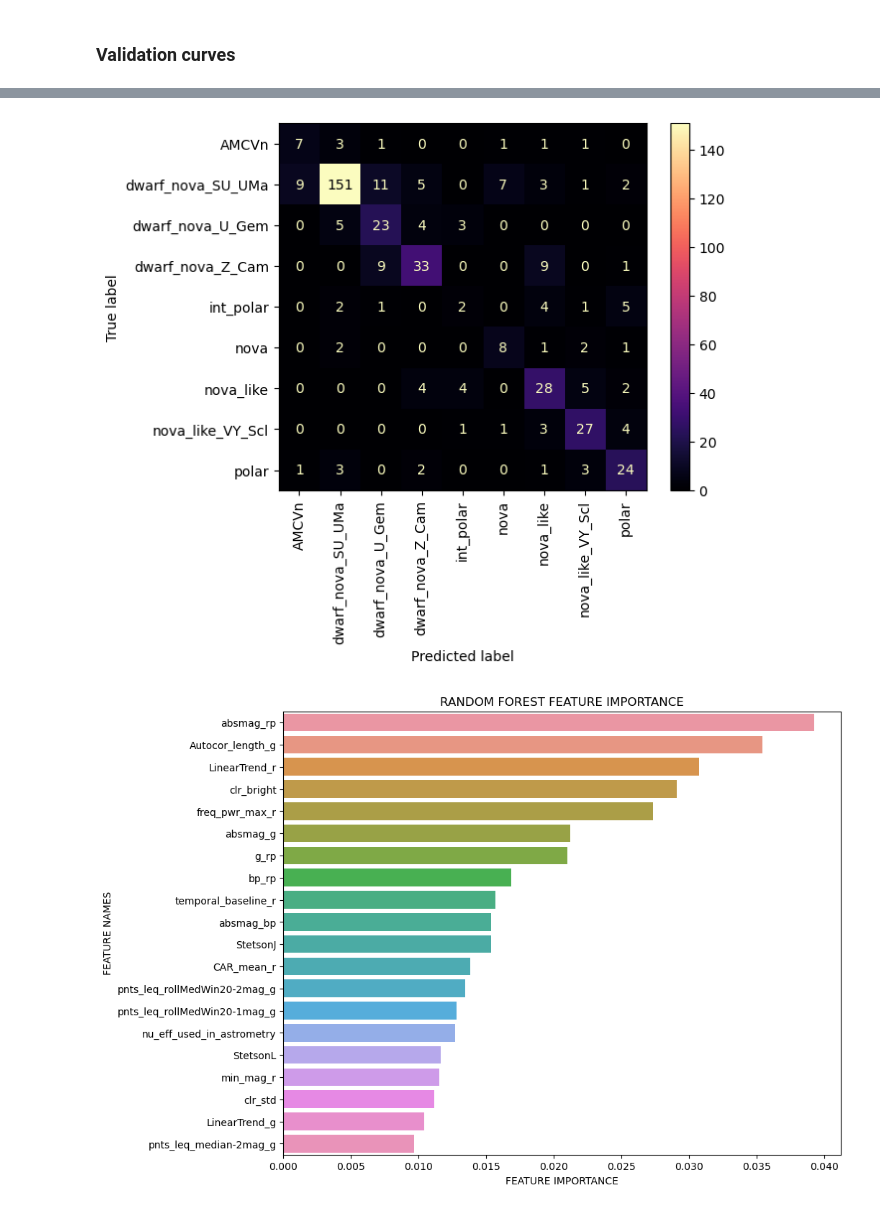
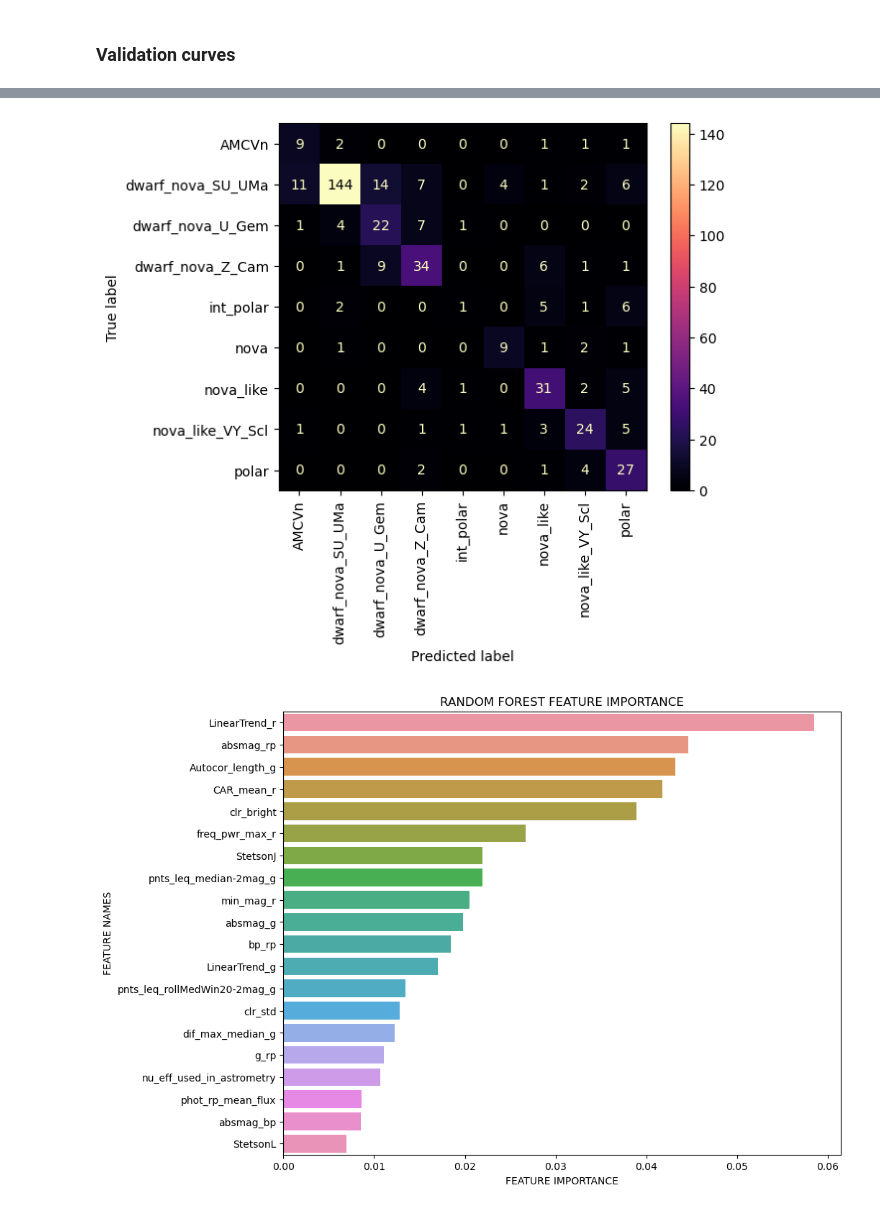
Before and after one commit to dharmesh1007/ZTF_code, a Jupyter notebook: source/test_baseline_models.ipynb, the cells around one changed output, grey strips where cells are left out. Cells and saved outputs as stored; diff of their text form; code cells hidden in the pictures.

Commit message:
model building code

```diff
--- a/source/test_baseline_models.ipynb
+++ b/source/test_baseline_models.ipynb
@@ -215,19 +242,19 @@ plt.show()
+# %%
+rf_paramgrid = {
+    'clf__n_estimators': [200],
+    'clf__max_depth': [None, 9, 10, 11],
+    'clf__min_samples_split': [2, 10, 18],
+    'clf__min_samples_leaf': [1],
+    'clf__max_features': [0.2, 0.6],
+    'clf__bootstrap': [True],
+    'clf__class_weight': ['balanced_subsample', None]
+}
 # %%
-from sklearn.metrics import balanced_accuracy_score, precision_score, recall_score, f1_score, make_scorer
-
 # Initiaze the hyperparameters for each dictionary
-param1 = {}
-param1['clf__max_depth'] = [14]
-param1['clf__max_features'] = [0.4]
-param1['clf__min_samples_split'] = [6]
-param1['clf__n_estimators'] = [500]
-params = [param1]
-
-
+params = [rf_paramgrid]
 # Select grid search cv folds
 n_folds = 10
-
-
+n_iter = 50
 # Scorers
 scoring = {
     'balanced_accuracy': make_scorer(balanced_accuracy_score),
@@ -235,11 +262,9 @@ scoring = {
     'recall_score': make_scorer(recall_score, average='macro'), # weighted recall
     'f1_macro': make_scorer(f1_score, average='macro', zero_division=True) #'f1_weighted': 'f1_weighted'
 }
-
-
 # Compile GridSearchCV settings.
 refit = 'f1_macro'
-grid = RandomizedSearchCV(pipe, params, scoring=scoring, refit=refit, cv=n_folds, n_iter=50, verbose=2)
+grid = RandomizedSearchCV(validation_pipe, params, scoring=scoring, refit=refit, cv=n_folds, n_iter=n_iter, verbose=verbose, n_jobs=n_jobs)
 
 
 # Fit different models on training data
@@ -247,5 +272,4 @@ grid.fit(X_train, y_train)
 
 # Place results in a dataframe.
 cv_results = pd.DataFrame(grid.cv_results_)
-print(f'Number of fits: {cv_results.shape[0]}')
 # %% [output]
@@ -384,10 +466,10 @@ from sklearn.metrics import confusion_matrix, ConfusionMatrixDisplay, classifica
 from matplotlib import pyplot as plt
 import seaborn as sns
 
-# Store best parameters and best model in variables.
-best_params = grid.best_params_
-best_model = grid.best_estimator_
-print(best_params)
+# # Store best parameters and best model in variables.
+# best_params = grid.best_params_
+# best_model = grid.best_estimator_
+# print(best_params)
 
 
 # Collect unique class labels in order of y_test.
@@ -403,7 +485,7 @@ y_prob = best_model.predict_proba(X_test)
 cm = confusion_matrix(y_test, y_pred, normalize=None)
 disp = ConfusionMatrixDisplay(cm, display_labels=class_labels)
 disp.plot(xticks_rotation='vertical', cmap='magma')
-disp.figure_.savefig(f'../results/cm.pdf', format='pdf', bbox_inches='tight')
+disp.figure_.savefig(f'../results/test_cm.pdf', format='pdf', bbox_inches='tight')
 
 
 
@@ -419,7 +501,7 @@ print(cr_df)
 
 feature_importance_scores = best_model.named_steps['clf'].feature_importances_
 plot_feature_importance(importance=feature_importance_scores,
-                        names=X_cols, model_type='RANDOM FOREST', top_n=20, path=f'../results/feature_importance.pdf')
+                        names=X_cols, model_type='RANDOM FOREST', top_n=20, path=f'../results/test_feature_importance.pdf')
 
-plot_roc(y_train, y_test, y_prob, enc, path=f'../results/roc_curve.pdf')
+plot_roc(y_train, y_test, y_prob, enc, path=f'../results/test_roc_curve.pdf')
 # %% [output]
@@ -440,2 +521,2 @@ weighted avg            0.72    0.70      0.71      432
-[figure, old version]
+[figure, new version]
-[figure, old version]
+[figure, new version]
```
Also changed, not shown: parts of 17 cells of this notebook, 7 other files.
